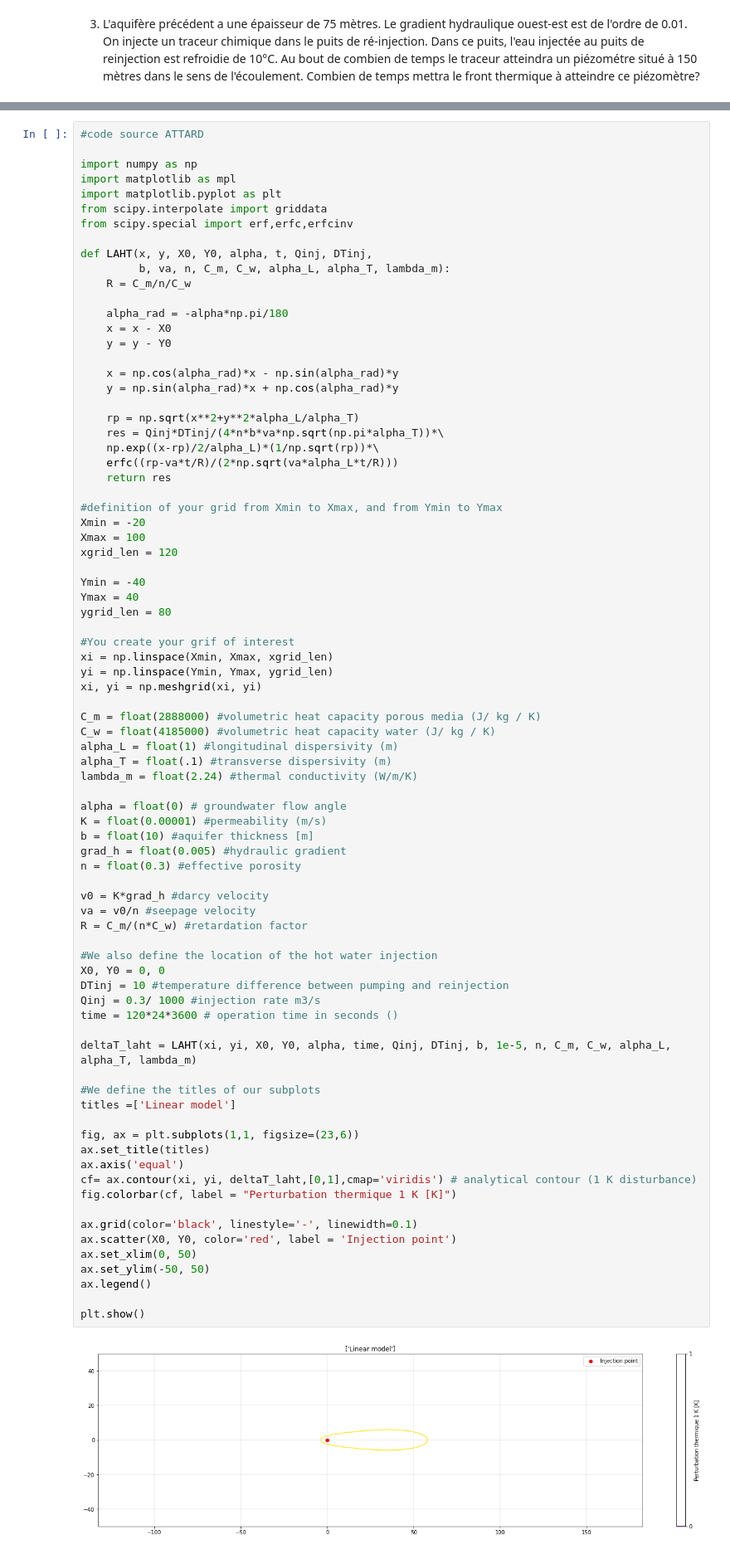
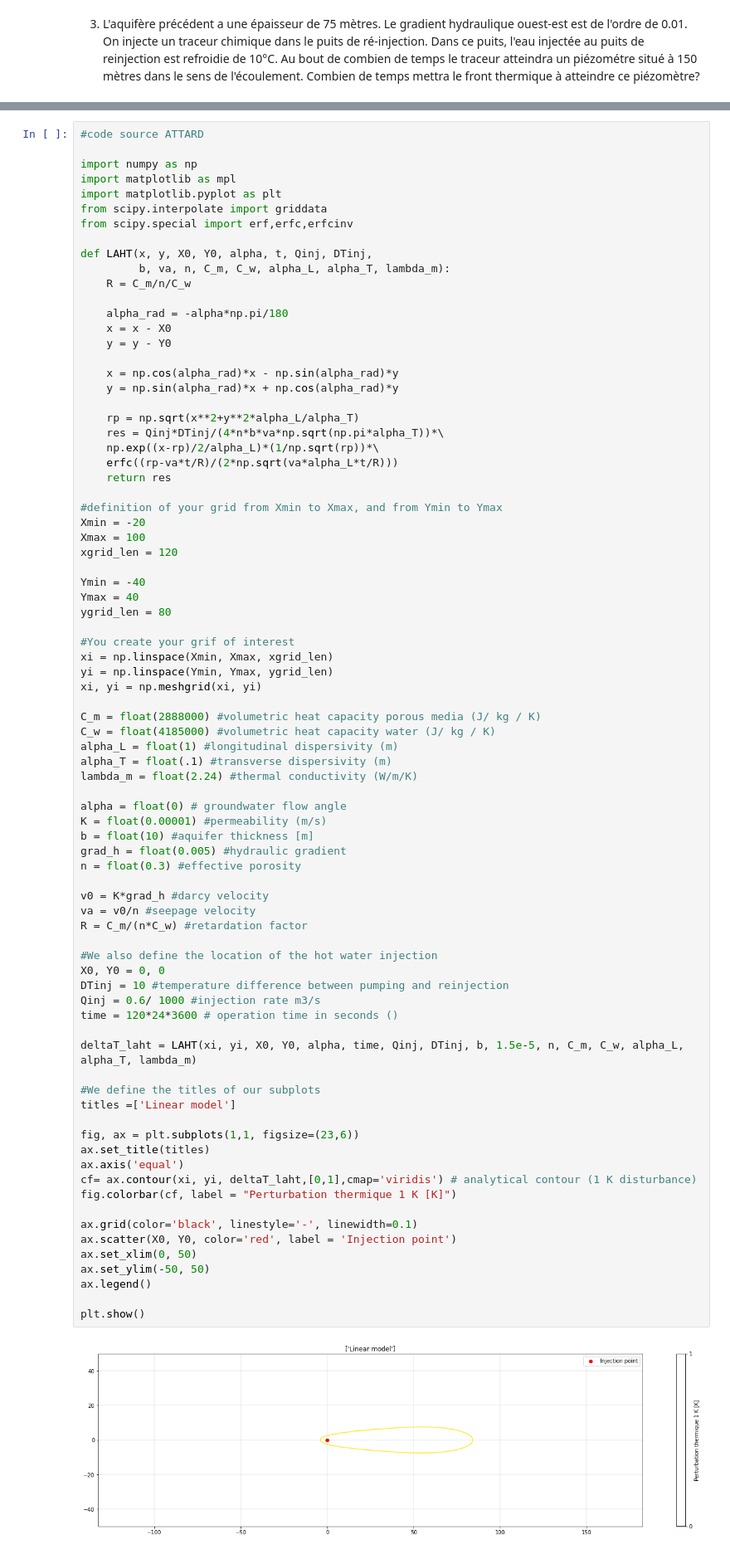
Before and after one commit to larroque852/NB_ENS3_geothermie, a Jupyter notebook: ENS3_GEOTH_EXO.ipynb, the cells around one changed output, grey strips where cells are left out. Shown: that part at 83% size. Drawn from its saved outputs; the diff is of its cells as text.

```diff
--- a/ENS3_GEOTH_EXO.ipynb
+++ b/ENS3_GEOTH_EXO.ipynb
@@ -1106,33 +1235,33 @@ b = float(10) #aquifer thickness [m]
 grad_h = float(0.005) #hydraulic gradient
 n = float(0.3) #effective porosity
 
 v0 = K*grad_h #darcy velocity
 va = v0/n #seepage velocity
 R = C_m/(n*C_w) #retardation factor
 
 #We also define the location of the hot water injection
 X0, Y0 = 0, 0
 DTinj = 10 #temperature difference between pumping and reinjection
-Qinj = 0.3/ 1000 #injection rate m3/s
+Qinj = 0.6/ 1000 #injection rate m3/s
 time = 120*24*3600 # operation time in seconds ()
 
-deltaT_laht = LAHT(xi, yi, X0, Y0, alpha, time, Qinj, DTinj, b, 1e-5, n, C_m, C_w, alpha_L, alpha_T, lambda_m)
+deltaT_laht = LAHT(xi, yi, X0, Y0, alpha, time, Qinj, DTinj, b, 1.5e-5, n, C_m, C_w, alpha_L, alpha_T, lambda_m)
 
 #We define the titles of our subplots
 titles =['Linear model']
 
 fig, ax = plt.subplots(1,1, figsize=(23,6))
 ax.set_title(titles)
 ax.axis('equal')
 cf= ax.contour(xi, yi, deltaT_laht,[0,1],cmap='viridis') # analytical contour (1 K disturbance)
 fig.colorbar(cf, label = "Perturbation thermique 1 K [K]")
 
 ax.grid(color='black', linestyle='-', linewidth=0.1)
 ax.scatter(X0, Y0, color='red', label = 'Injection point')
 ax.set_xlim(0, 50)
 ax.set_ylim(-50, 50)
 ax.legend()
 
 plt.show()
 # %% [output]
-[figure, old version]
+[figure, new version]
```
Also changed, not shown: parts of 9 cells of this notebook.
